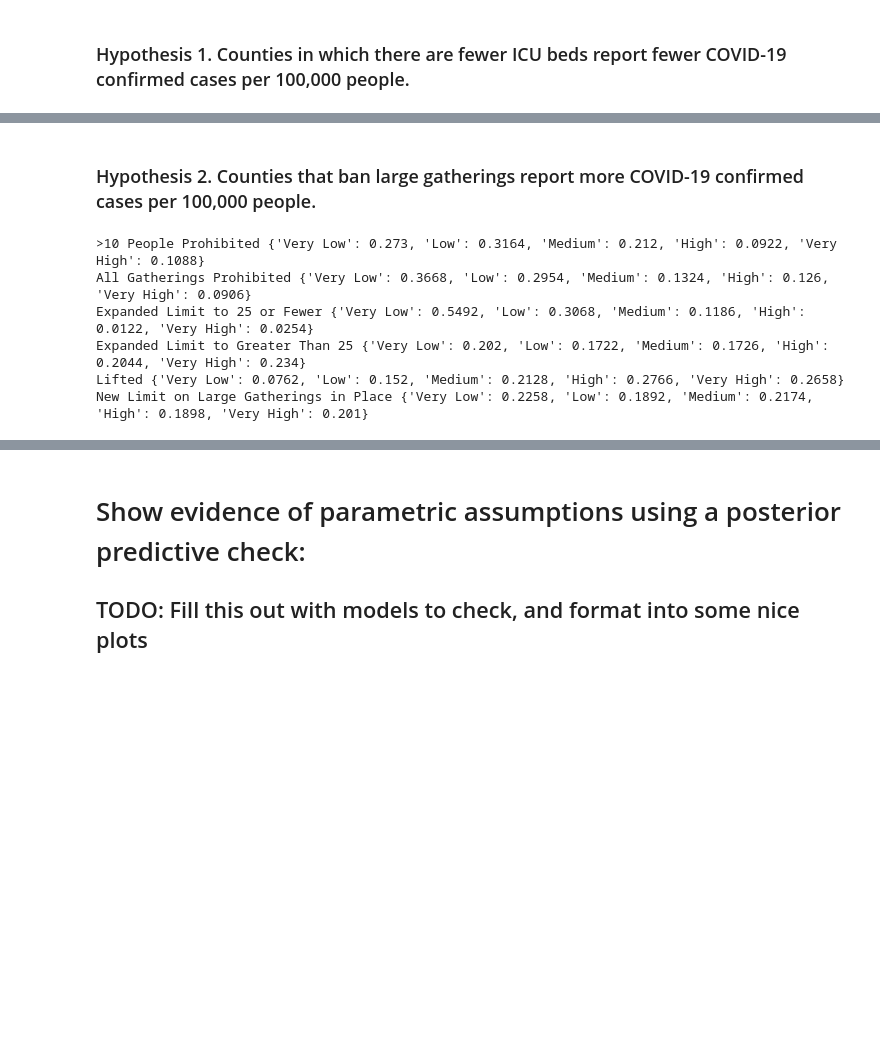
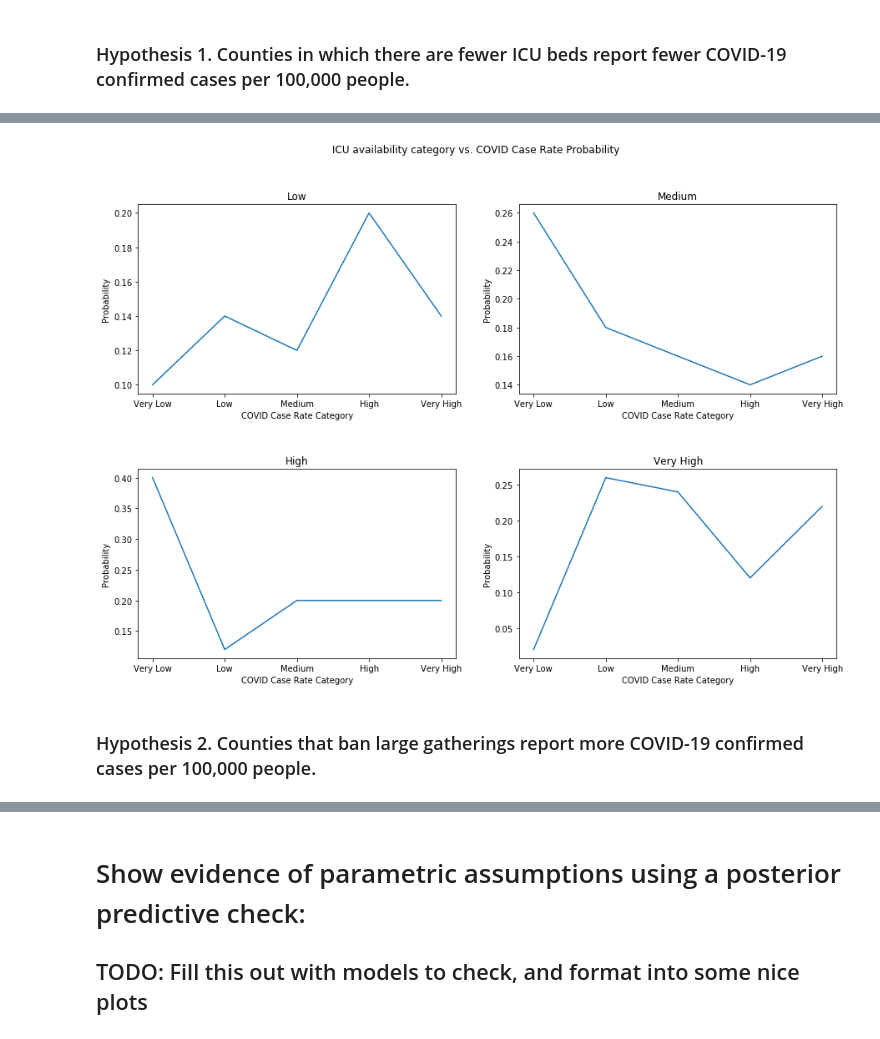
Before and after one commit to chloelarkin/county-covid-cases, a Jupyter notebook: causal_modeling/Causal_Model.ipynb, the cells around one changed output, grey strips where cells are left out. Saved outputs shown, nothing was run; the diff lists cells and outputs as text; code cells hidden in the pictures; blank space fills up the shorter version.

```diff
--- a/causal_modeling/Causal_Model.ipynb
+++ b/causal_modeling/Causal_Model.ipynb
@@ -101,10 +103,10 @@ print(cc_pyro_model())
 # %% [markdown]
 # Validate Testable Implications on the Data
 # %%
-def get_conditional_probability(model, j):
-    A_posterior = pyro.infer.Importance(model, num_samples=5000).run()
+def compute_conditional_prob(model, j):
+    A_posterior = pyro.infer.Importance(model, num_samples=50).run()
     A_marginal = EmpiricalMarginal(A_posterior,"CC")
-    A_samples = [A_marginal().item() for _ in range(5000)]
+    A_samples = [A_marginal().item() for _ in range(50)]
     A_unique, A_counts = np.unique(A_samples, return_counts=True)
     samples = [s for s in A_samples if s == j]
     return len(samples)/len(A_samples)
@@ -137,28 +152,0 @@ Very High {'Very Low': 0.192, 'Low': 0.2144, 'Medium': 0.1814, 'High': 0.2074, '
-# %%
-icu_labels = ["Low", "Medium", "High", "Very High"]
-
-reordered_dict = {i: icu_hypothesis_dict[i] for i in icu_labels}
-
-fig, axs = plt.subplots(2, 2, figsize=(15, 10))
-fig.suptitle('ICU bed availability vs. COVID case rate probability')
-
-axs[0, 0].plot(list(icu_hypothesis_dict[icu_labels[0]].keys()),
-               list(icu_hypothesis_dict[icu_labels[0]].values()),
-               label = icu_labels[0])
-axs[0, 0].set_title(icu_labels[0])
-axs[0, 1].plot(list(icu_hypothesis_dict[icu_labels[1]].keys()),
-               list(icu_hypothesis_dict[icu_labels[1]].values()),
-               label = icu_labels[1])
-axs[0, 1].set_title(icu_labels[1])
-axs[1, 0].plot(list(icu_hypothesis_dict[icu_labels[2]].keys()),
-               list(icu_hypothesis_dict[icu_labels[2]].values()),
-               label = icu_labels[2])
-axs[1, 0].set_title(icu_labels[2])
-axs[1, 1].plot(list(icu_hypothesis_dict[icu_labels[3]].keys()),
-               list(icu_hypothesis_dict[icu_labels[3]].values()),
-               label = icu_labels[3])
-axs[1, 1].set_title(icu_labels[3])
-for ax in axs.flat:
-    ax.set(xlabel='COVID Case Rate Category', ylabel='Probability')
-    ax.label_outer()
-plt.show()
@@ -166,0 +153,5 @@ plt.show()
+# %%
+icu_hypothesis_dict = get_all_conditional_probs(cc_pyro_model, 'ICU', icu_labels)
+for category in icu_hypothesis_dict:
+    print("COVID case rate probabilities for " + category + " ICU bed availability category: ",
+          icu_hypothesis_dict[category], "\n")
@@ -167,26 +166,7 @@ plt.show()
+# %%
+plot_all_conditional_probs(icu_hypothesis_dict, ax_dims=[2, 2], fig_dims=[15, 10],
+                           plot_name="ICU availability category", labels=icu_labels)
+# %% [output]
+[figure, added]
 # %% [markdown]
 ###  Hypothesis 2. Counties that ban large gatherings report more COVID-19 confirmed cases per 100,000 people.
-# %%
-# Evaluate and plot conditioned probabilities of county covid cases for each category of ICU bed availability
-gatherings_hypothesis_dict = {}
-
-# Iterate through each gathering ban category
-for i in range(len(blg_labels)):
-    gatherings_conditioned_model = pyro.condition(cc_pyro_model, data={'BLG':torch.tensor(i)})
-    probability_dict = {}
-    # Iterate through each covid case severity category
-    for j in range(len(cc_labels)):
-        probability_dict[cc_labels[j]]= get_conditional_probability(gatherings_conditioned_model, j)
-
-    # Format probability findings and insert into dictionary
-    reordered_cc = ["Very Low", "Low", "Medium", "High", "Very High"]
-    reordered_dict = {i: probability_dict[i] for i in reordered_cc}
-    gatherings_hypothesis_dict[blg_labels[i]] = reordered_dict
-    print(blg_labels[i], gatherings_hypothesis_dict[blg_labels[i]])
-# %% [output]
->10 People Prohibited {'Very Low': 0.273, 'Low': 0.3164, 'Medium': 0.212, 'High': 0.0922, 'Very High': 0.1088}
-All Gatherings Prohibited {'Very Low': 0.3668, 'Low': 0.2954, 'Medium': 0.1324, 'High': 0.126, 'Very High': 0.0906}
-Expanded Limit to 25 or Fewer {'Very Low': 0.5492, 'Low': 0.3068, 'Medium': 0.1186, 'High': 0.0122, 'Very High': 0.0254}
-Expanded Limit to Greater Than 25 {'Very Low': 0.202, 'Low': 0.1722, 'Medium': 0.1726, 'High': 0.2044, 'Very High': 0.234}
-Lifted {'Very Low': 0.0762, 'Low': 0.152, 'Medium': 0.2128, 'High': 0.2766, 'Very High': 0.2658}
-New Limit on Large Gatherings in Place {'Very Low': 0.2258, 'Low': 0.1892, 'Medium': 0.2174, 'High': 0.1898, 'Very High': 0.201}
```
Also changed, not shown: parts of 13 cells of this notebook.
